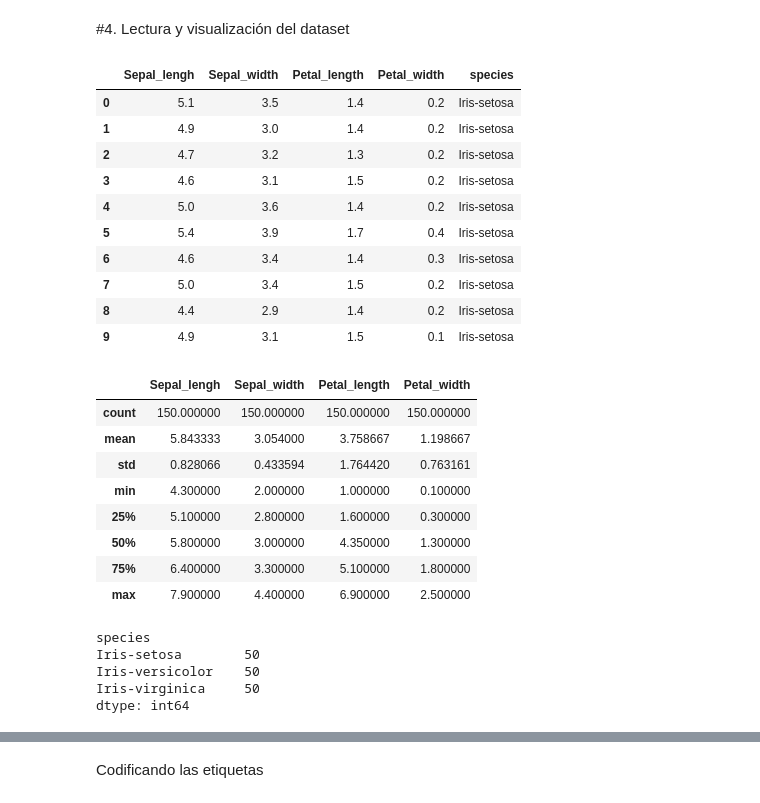
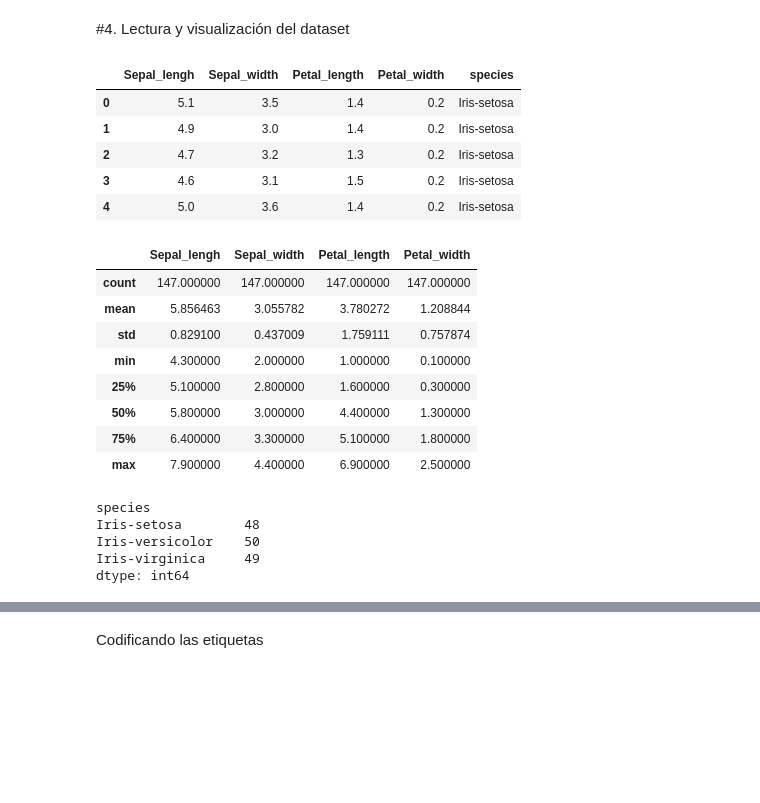
Before and after one commit to sainosmichelle/sainosmichelle.github.io, a Jupyter notebook: assets/files/Tema5/5.1 Metricas_IRIS.ipynb, the cells around one changed output, grey strips where cells are left out. Cells and saved outputs as stored; diff of their text form; code cells hidden in the pictures; blank space fills up the shorter version.

```diff
--- a/assets/files/Tema5/5.1 Metricas_IRIS.ipynb
+++ b/assets/files/Tema5/5.1 Metricas_IRIS.ipynb
@@ -42,40 +41,35 @@ path_file = os.path.join(path,name)
+# %%
+path_file = os.path.join(____,___)
 # %% [markdown]
 #4. Lectura y visualización del dataset
 # %%
-dataset = pd._____(path_file)
-#dataset=dataset.drop_duplicates()
-X = dataset.iloc[:, :-1].values
-y = dataset.iloc[:, -1].values
-dataset.____(10)
+dataset = pd.read_csv(path_file)
+dataset=dataset.drop_duplicates()
+dataset.____()
 # %% [output]
 |  | Sepal_lengh | Sepal_width | Petal_length | Petal_width | species |
 | 0 | 5.1 | 3.5 | 1.4 | 0.2 | Iris-setosa |
 | 1 | 4.9 | 3.0 | 1.4 | 0.2 | Iris-setosa |
 | 2 | 4.7 | 3.2 | 1.3 | 0.2 | Iris-setosa |
 | 3 | 4.6 | 3.1 | 1.5 | 0.2 | Iris-setosa |
 | 4 | 5.0 | 3.6 | 1.4 | 0.2 | Iris-setosa |
-| 5 | 5.4 | 3.9 | 1.7 | 0.4 | Iris-setosa |
-| 6 | 4.6 | 3.4 | 1.4 | 0.3 | Iris-setosa |
-| 7 | 5.0 | 3.4 | 1.5 | 0.2 | Iris-setosa |
-| 8 | 4.4 | 2.9 | 1.4 | 0.2 | Iris-setosa |
-| 9 | 4.9 | 3.1 | 1.5 | 0.1 | Iris-setosa |
 # %%
-dataset.______()
+dataset._____()
 # %% [output]
 |  | Sepal_lengh | Sepal_width | Petal_length | Petal_width |
-| count | 150.000000 | 150.000000 | 150.000000 | 150.000000 |
-| mean | 5.843333 | 3.054000 | 3.758667 | 1.198667 |
-| std | 0.828066 | 0.433594 | 1.764420 | 0.763161 |
+| count | 147.000000 | 147.000000 | 147.000000 | 147.000000 |
+| mean | 5.856463 | 3.055782 | 3.780272 | 1.208844 |
+| std | 0.829100 | 0.437009 | 1.759111 | 0.757874 |
 | min | 4.300000 | 2.000000 | 1.000000 | 0.100000 |
 | 25% | 5.100000 | 2.800000 | 1.600000 | 0.300000 |
-| 50% | 5.800000 | 3.000000 | 4.350000 | 1.300000 |
+| 50% | 5.800000 | 3.000000 | 4.400000 | 1.300000 |
 | 75% | 6.400000 | 3.300000 | 5.100000 | 1.800000 |
 | max | 7.900000 | 4.400000 | 6.900000 | 2.500000 |
 # %%
 dataset.groupby('species').size()
 # %% [output]
 species
-Iris-setosa        50
+Iris-setosa        48
 Iris-versicolor    50
-Iris-virginica     50
+Iris-virginica     49
 dtype: int64
```
Also changed, not shown: parts of 17 cells of this notebook, 3 other files.
